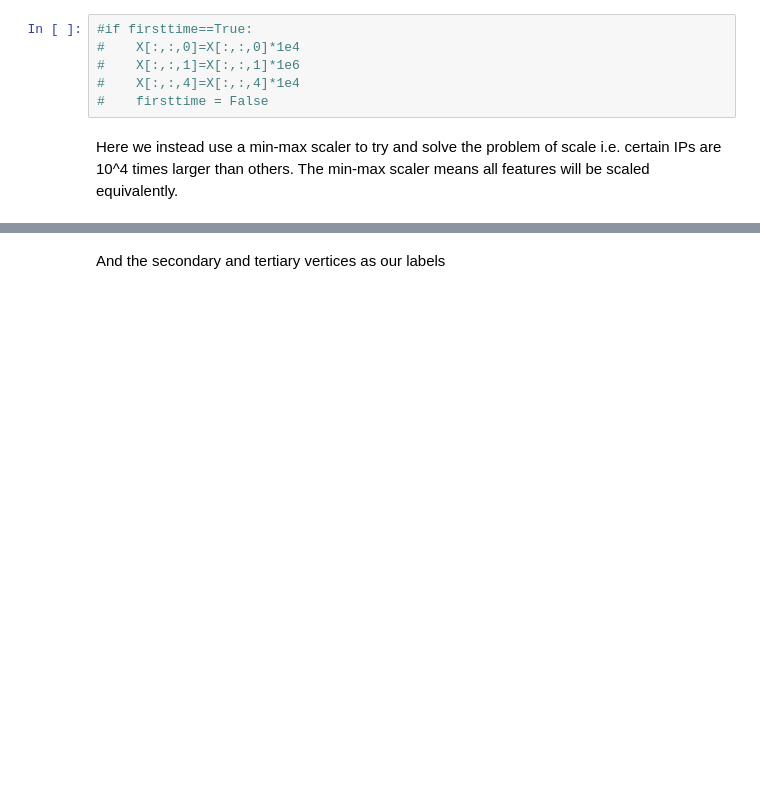
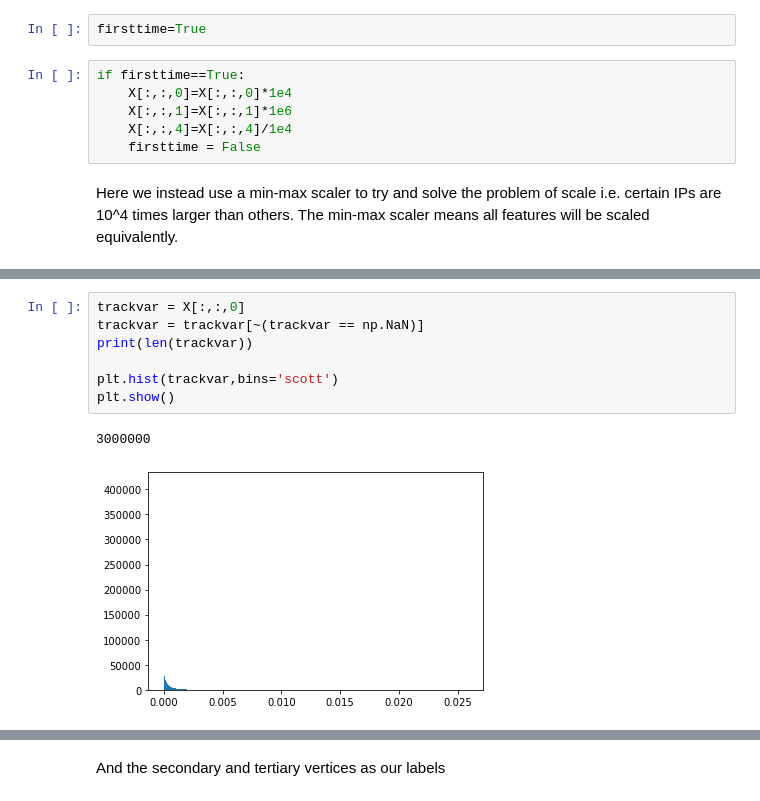
Before and after one commit to gregbarbour/RNNProject, a Jupyter notebook: an_rnn_example.ipynb, the cells around one changed output, grey strips where cells are left out. Cells and saved outputs as stored; diff of their text form; blank space fills up the shorter version.

```diff
--- a/an_rnn_example.ipynb
+++ b/an_rnn_example.ipynb
@@ -72,8 +149,10 @@ It means it works faster.
+# %%
+firsttime=True
 # %%
-#if firsttime==True:
-#    X[:,:,0]=X[:,:,0]*1e4
-#    X[:,:,1]=X[:,:,1]*1e6
-#    X[:,:,4]=X[:,:,4]*1e4
-#    firsttime = False
+if firsttime==True:
+    X[:,:,0]=X[:,:,0]*1e4
+    X[:,:,1]=X[:,:,1]*1e6
+    X[:,:,4]=X[:,:,4]/1e4
+    firsttime = False
 # %% [markdown]
 Here we instead use a min-max scaler to try and solve the problem of scale i.e. certain IPs are 10^4 times larger than others. The min-max scaler means all features will be scaled equivalently.
@@ -102,0 +172,10 @@ array([[       12,    222222],
+# %%
+trackvar = X[:,:,0]
+trackvar = trackvar[~(trackvar == np.NaN)]
+print(len(trackvar))
+
+plt.hist(trackvar,bins='scott')
+plt.show()
+# %% [output]
+3000000
+[figure, added]
```
Also changed, not shown: parts of 43 cells of this notebook.
